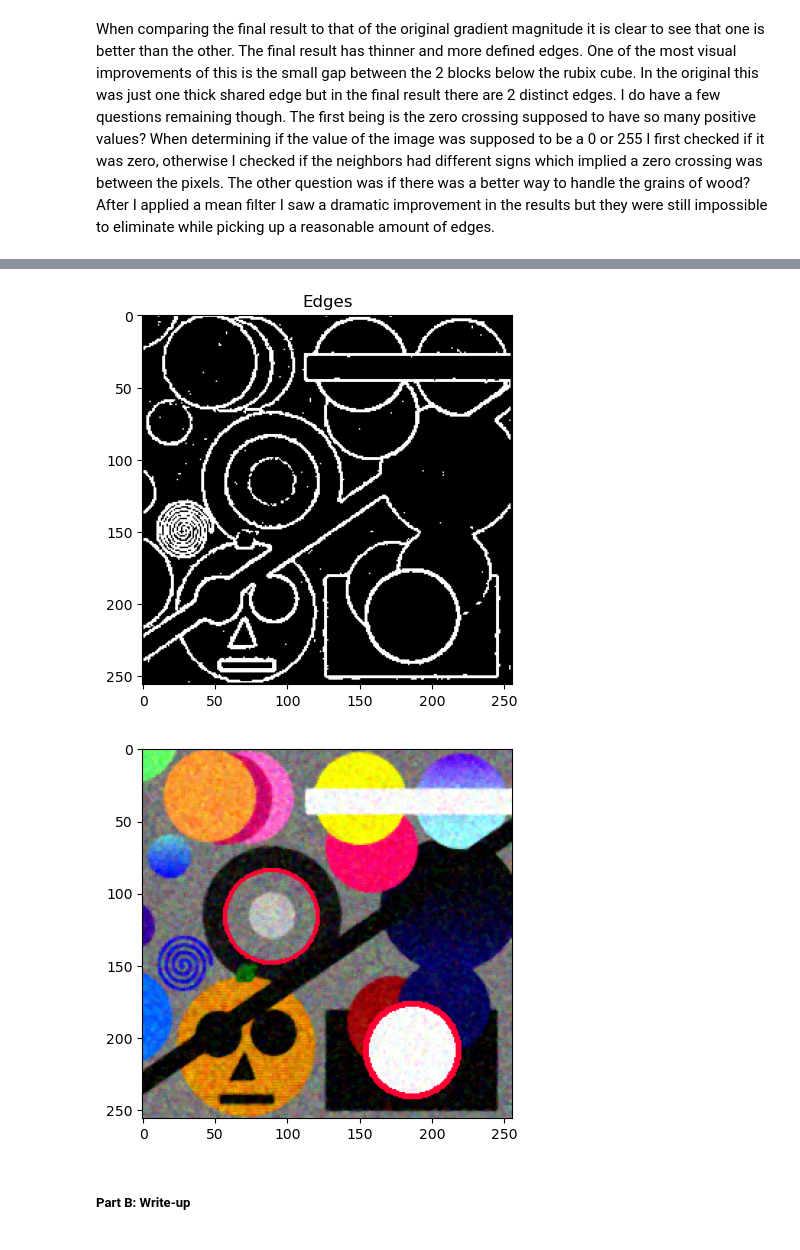
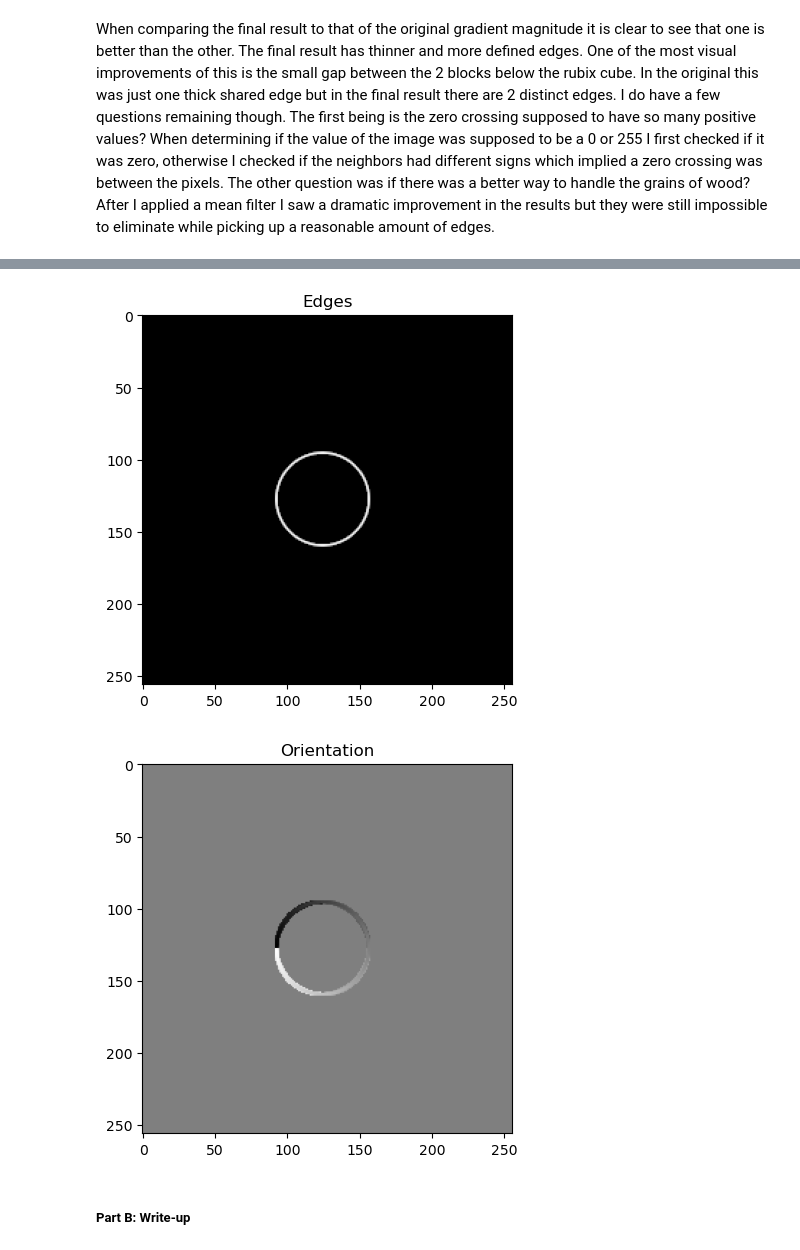
Before and after one commit to BrennanBertola/CS450, a Jupyter notebook: proj1-edges-hough/Project1-Edges-Hough.ipynb, the cells around one changed output, grey strips where cells are left out. Cells and saved outputs as stored; diff of their text form; code cells hidden in the pictures.

```diff
--- a/proj1-edges-hough/Project1-Edges-Hough.ipynb
+++ b/proj1-edges-hough/Project1-Edges-Hough.ipynb
@@ -174,15 +172,22 @@ circles.png:
 ![alt circles.png](circles.png)
 # %%
 import cv2
+
+def toGray(image):
+    result = .299*image[:,:,0] + .587*image[:,:,1] + .144*image[:,:,2]
+    return result
+
 def filterImg(image):
     xLen,yLen,_ = image.shape
     result = cv2.medianBlur(image, 3)
     return result
 
 origImg = plt.imread('simplecircle.png')
-origImg = plt.imread('circles.png')
+#origImg = plt.imread('circles.png')
 # origImg = cv2.copyMakeBorder(origImg, 1, 1, 1, 1, cv2.BORDER_CONSTANT)
 workImg = filterImg(origImg)
+grayImg = toGray(origImg)
 plt.imshow(workImg, cmap='gray');plt.title("Working Image");plt.show()
+plt.imshow(grayImg, cmap='gray');plt.title("Gray Image");plt.show()
 plt.imshow(origImg);plt.title("Original Image");plt.show()
 # %% [output]
@@ -196,27 +202,37 @@ dXG, dYG = sobelConv(workImg[:,:,1])
 magG = np.sqrt(dXG[:,:]**2 + dYG[:,:]**2)
 dXB, dYB = sobelConv(workImg[:,:,2])
 magB = np.sqrt(dXB[:,:]**2 + dYB[:,:]**2)
+dX, dY = sobelConv(grayImg)
 # %%
 #Combines each channel into one image based off the max value
 magnitude = np.maximum(magR, magG)
 magnitude = np.maximum(magnitude, magB)
+orientation = np.arctan2(dY[:,:], dX[:,:])*(180/math.pi)
 
 threshold = .115
 magnitude[magnitude<=threshold] = 0
-magnitude[magnitude>threshold] = .8
-plt.imshow(magnitude, cmap='gray');plt.title("Edges");plt.show();
+plt.imshow(magnitude, cmap='gray');plt.title("Edges");plt.show()
+plt.imshow(orientation, cmap='gray');plt.title("Orientation");plt.show()
 # %% [output]
-[figure, old version]
+[figure, new version]
+[figure, added]
 # %%
 #Hough Transform
-def voting(magnitude, radius, step=5):
+def voting(magnitude, radius, step=1):
     accum = np.zeros((magnitude.shape[0], magnitude.shape[1], radius.shape[0]))
     for r in range(accum.shape[0]):
         for c in range(accum.shape[1]):
             if magnitude[r,c] == 0: continue
+            direction = round(orientation[r,c])
+            negDirection = direction * -1
             radIndex = 0
             for k in radius:
-                for n in range(0, 360, step):
+                for n in range(direction-5, direction+5, step):
+                    b = r - k * np.sin(n)
+                    a = c - k * np.cos(n)
+                    if a < accum.shape[0]-1 and b < accum.shape[1]-1 and a >= 0 and b >=0:
+                        accum[round(a), round(b), radIndex] += 1
+                for n in range(negDirection-5, negDirection+5, step):
                     b = r - k * np.sin(n)
                     a = c - k * np.cos(n)
                     if a < accum.shape[0]-1 and b < accum.shape[1]-1 and a >= 0 and b >=0:
@@ -226,8 +242,8 @@ def voting(magnitude, radius, step=5):
     return accum
 
 radius = np.array([16, 32, 48])
-votes = voting(magnitude, radius, 10)
-threshold = 35
+votes = voting(magnitude, radius)
+threshold = 18
 votes[votes<=threshold] = 0
 
 output = np.copy(workImg)
@@ -236,11 +252,9 @@ for r in range(votes.shape[0]):
         for k in range(3):
             if votes[r,c,k] > 0:
                 output = cv2.circle(output, (r, c), radius[k], (1,0,.2), 2)
-                #votes[maxR-10:maxR+10, maxC-10:maxC+10, k] = 0
+                votes[r-10:r+10, c-10:c+10, k] = 0
 plt.imshow(output, cmap='gray');plt.show()
 # Be sure to show all of the figures required in the description above
-# %% [output]
-[figure, removed]
 # %% [markdown]
 ##### Part B: Write-up
 # %% [markdown]
```
Also changed, not shown: parts of 5 cells of this notebook.
